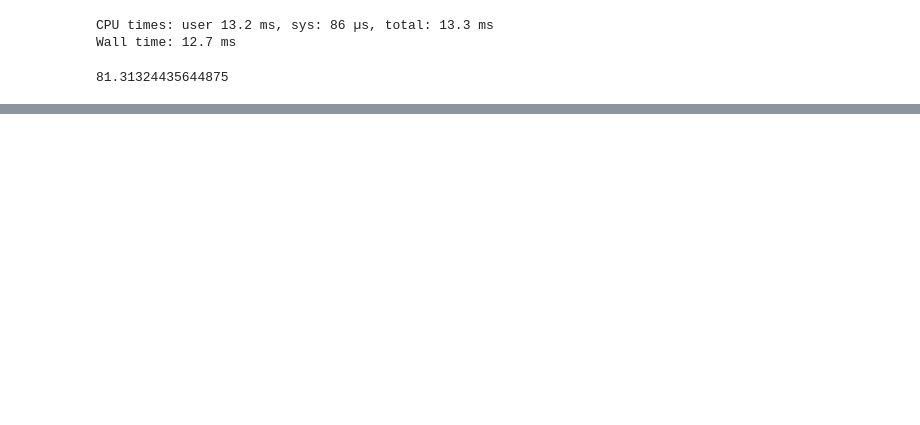
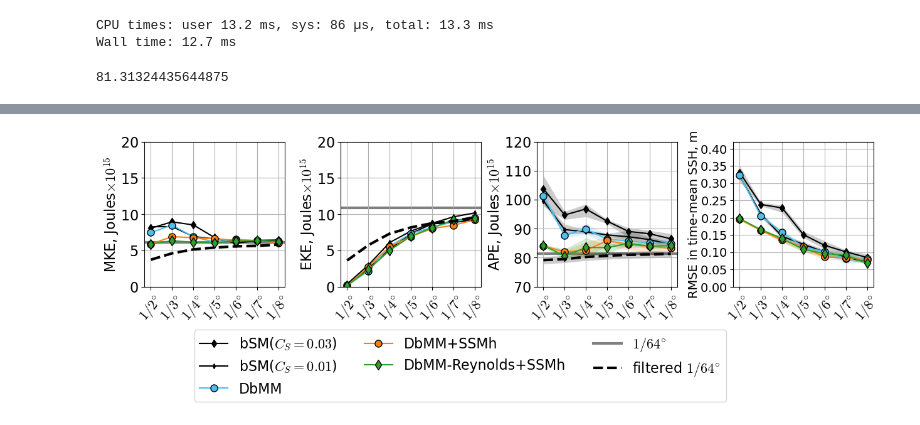
Before and after one commit to Pperezhogin/CTR-notebooks, a Jupyter notebook: DMM-online.ipynb, the cells around one changed output, grey strips where cells are left out. Cells and saved outputs as stored; diff of their text form; code cells hidden in the pictures; blank space fills up the shorter version.

```diff
--- a/DMM-online.ipynb
+++ b/DMM-online.ipynb
@@ -493,0 +377,98 @@ plt.tight_layout()
+# %%
+default_rcParams({'font.size': 16, 'figure.subplot.wspace': 0.4, 'figure.subplot.hspace': 0.1})
+plt.figure(figsize=(15,3))
+
+yellow = [0.9290, 0.6940, 0.1250]
+violet = [0.4940, 0.1840, 0.5560]
+lightblue = [0.3010, 0.7450, 0.9330]
+
+for row, fun_str in enumerate(['MKE', 'EKE', 'APE', 'ssh']):
+    plt.subplot(1,4,row+1)
+
+    def plot_markers_with_filling(model='Jansen-Held', color='tab:red', marker='s', label=None, markersize=None, lw=None, ls=None):
+        try:
+            ave = []
+            if 'sample' in error[model].dims:
+                ave.append('sample')
+            if 'zl' in error[model].dims:
+                ave.append('zl')
+
+            error[model].mean(ave).plot(color=color, marker=marker, label=label, markersize=markersize, markeredgecolor='k', lw=lw, ls=ls)
+            plt.fill_between(range(7), error[model].min(ave), error[model].max(ave), color=color, alpha=0.2, lw=0)
+        except:
+            pass
+
+    #plot_markers_with_filling(f'bare-{fun_str}', 'k', 'd', 'bSM($C_S=0.06$)', 8)
+    plot_markers_with_filling(f'bare-0.03-{fun_str}', 'k', 'd', 'bSM($C_S=0.03$)', 6)
+    plot_markers_with_filling(f'bare-0.01-{fun_str}', 'k', 'd', 'bSM($C_S=0.01$)', 4)
+
+    #plot_markers_with_filling(f'SSMh-0.06-{fun_str}', 'tab:orange', 'd', 'bSM($C_S=0.06$)+SSMh', 8)
+    #plot_markers_with_filling(f'SSMh-0.03-{fun_str}', 'tab:orange', 'd', 'bSM($C_S=0.03$)+SSMh', 6)
+    #plot_markers_with_filling(f'SSMh-0.01-{fun_str}', 'tab:orange', 'd', 'bSM($C_S=0.01$)+SSMh', 4)
+
+    #plot_markers_with_filling(f'zelong-False-ssm-True-reynolds-False-reduce-0-{fun_str}', lightblue, 'o', 'DbMM-GID-no-clip', 6)
+    #plot_markers_with_filling(f'zelong-False-ssm-True-reynolds-False-reduce-1-{fun_str}', yellow, 'o', 'DbMM-GID-clip', 6)
+
+    #plot_markers_with_filling(f'zelong-True-ssm-True-reynolds-False-reduce-0-{fun_str}', 'tab:green', 'o', 'DbMM-SSD-no-clip', 6)
+    #plot_markers_with_filling(f'zelong-True-ssm-True-reynolds-False-reduce-1-{fun_str}', 'tab:red', 'o', 'DbMM-SSD-clip', 6)
+
+    plot_markers_with_filling(f'zelong-False-ssm-True-reynolds-False-reduce-1-{fun_str}', lightblue, 'o', 'DbMM', 8)
+    plot_markers_with_filling(f'SSMh-zelong-False-ssm-True-reynolds-False-reduce-1-{fun_str}', 'tab:orange', 'o', 'DbMM+SSMh', 8)
+    plot_markers_with_filling(f'SSMh-zelong-False-ssm-True-reynolds-True-reduce-1-{fun_str}', 'tab:green', 'd', 'DbMM-Reynolds+SSMh', 8)
+
+    if fun_str in ['KE', 'APE', 'EKE', 'MKE']:
+        plot_markers_with_filling(f'R64-FGR-sqrt6-{fun_str}', 'k', '', 'fDNS', ls='--', lw=3)
+
+    plt.xticks([0,1,2,3,4,5,6], ['$1/2^{\circ}$', '$1/3^{\circ}$', '$1/4^{\circ}$', '$1/5^{\circ}$', '$1/6^{\circ}$', '$1/7^{\circ}$', '$1/8^{\circ}$'],rotation=50)
+    plt.grid()
+    plt.xlabel('')
+    if fun_str == 'KE':
+        yticks = np.arange(0,40,5)
+        plt.ylabel('KE, Joules$\\times10^{15}$')
+        plt.yticks(yticks)
+        plt.ylim([0,20])
+        plt.axhline(y=17.04075970194989,color='gray', zorder=-1,lw=3)
+        #plt.text(0.0, 17.5,'$1/64^{\circ}$', color='gray')
+    if fun_str == 'EKE':
+        yticks = np.arange(0,40,5)
+        plt.ylabel('EKE, Joules$\\times10^{15}$')
+        plt.axhline(y=10.91081797,color='gray', zorder=-1,lw=3)
+        plt.yticks(yticks)
+        plt.ylim([0,20])
+    if fun_str == 'MKE':
+        yticks = np.arange(0,40,5)
+        plt.ylabel('MKE, Joules$\\times10^{15}$')
+        plt.axhline(y=6.12994173,color='gray', zorder=-1,lw=3)
+        plt.yticks(yticks)
+        plt.ylim([0,20])
+    if fun_str == 'APE':
+        yticks = np.arange(70,130,10)
+        plt.ylabel('APE, Joules$\\times10^{15}$')
+        plt.yticks(yticks)
+        plt.ylim([min(yticks), max(yticks)])
+        plt.axhline(y=81.31324435644875,color='gray',zorder=-1,lw=3)
+
+    if fun_str == 'ssh':
+        yticks = np.arange(0,0.45,0.05)
+        plt.ylabel('RMSE in time-mean SSH, m', fontsize=14)
+        plt.yticks(yticks, fontsize=14)
+        plt.ylim([0,0.42])
+
+    if fun_str == 'Cs':
+        plt.ylim([0,0.1])
+        plt.ylabel('$C_S$')
+
+plt.gcf().align_ylabels()
+#set_letters(fontsize=18,x=0.0,y=1.05)
+plt.plot(np.nan,np.nan,'-',color='gray',lw=3,label='$1/64^{\circ}$')
+plt.plot(np.nan,np.nan,'--',color='k',lw=3,label='filtered $1/64^{\circ}$')
+plt.legend(ncol=3, bbox_to_anchor=(0.0,-0.25))
+
+plt.tight_layout()
+
+
+#plt.suptitle('bSM - biharmonic Smagorinsky model, DbSM - Dynamic bSM \n GID - Germano Identity Dynamic model, SSD - Scale-Similarity Dynamic model \n clip - apply clipping before plane-averaging', y=1.15, fontsize=14)
+#plt.suptitle('bSM - biharmonic Smagorinsky model, DbMM - Dynamic Mixed bSM \n GID - Germano Identity Dynamic model, SSD - Scale-Similarity Dynamic model \n clip - apply clipping before plane-averaging', y=1.15, fontsize=14)
+plt.savefig('figures-Jul15/three-models.pdf')
+# %% [output]
+[figure, added]
```
Also changed, not shown: parts of 18 cells of this notebook, 6 other files.
